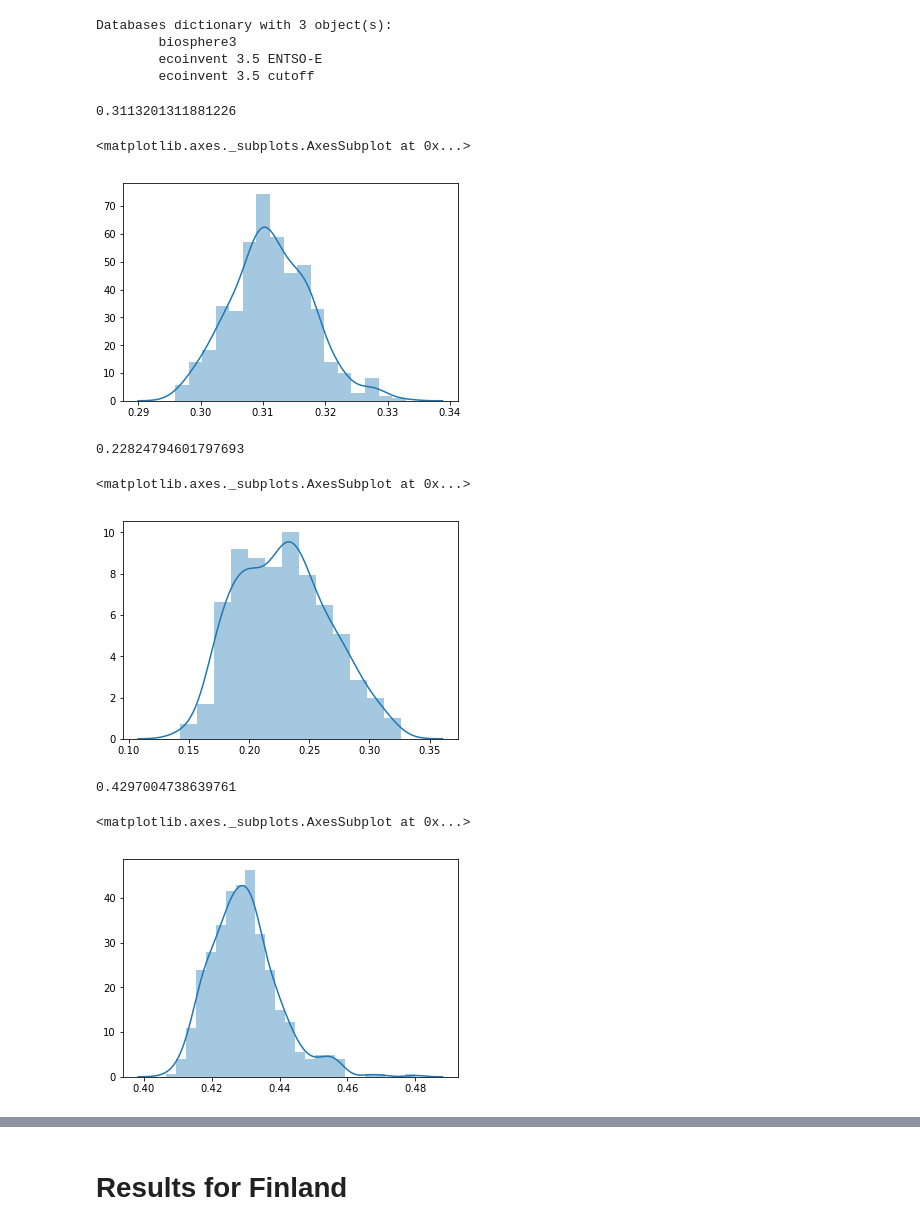
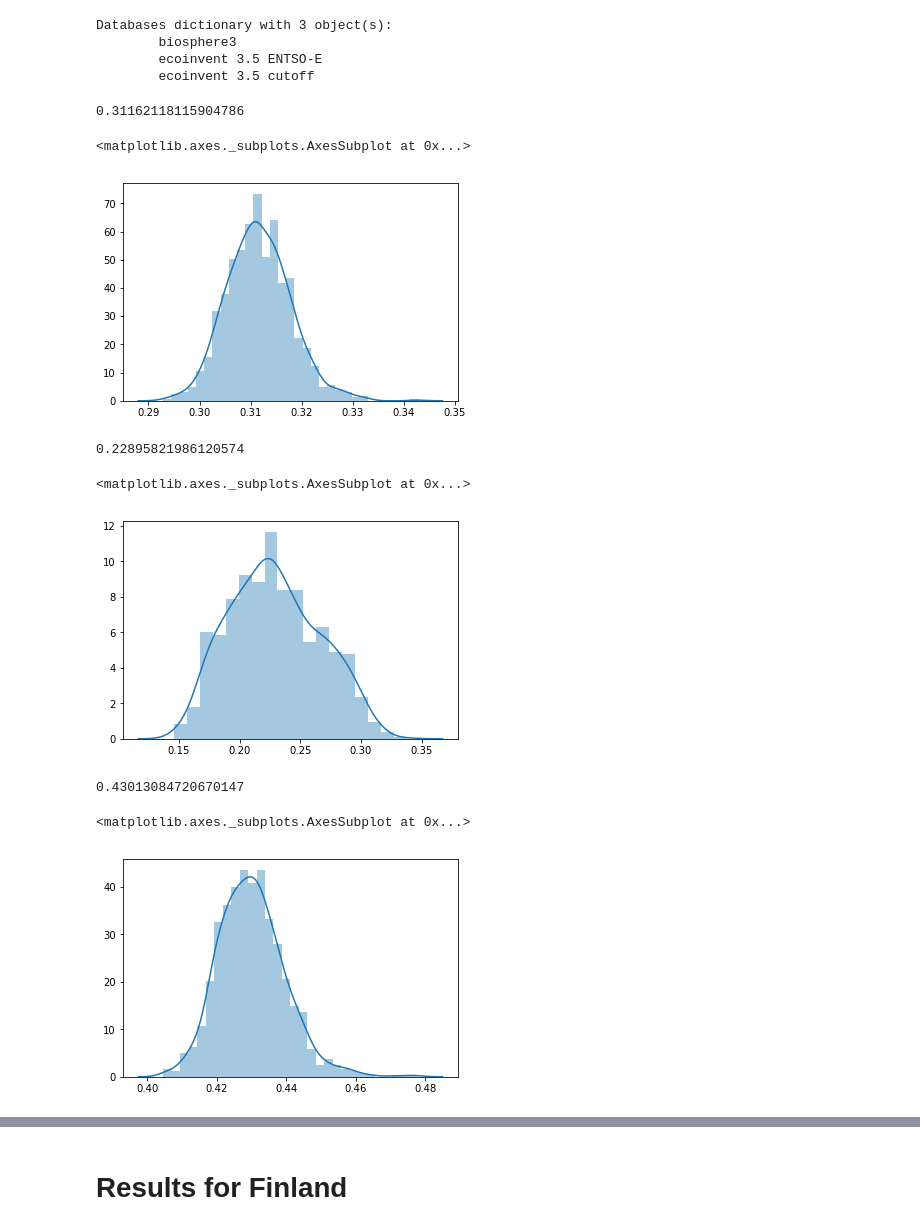
Before and after one commit to cmutel/SETAC-2019-presamples, a Jupyter notebook: ENTSO-case-study/4 - Graphing results.ipynb, the cells around one changed output, grey strips where cells are left out. Drawn from its saved outputs; the diff is of its cells as text; code cells hidden in the pictures.

```diff
--- a/ENTSO-case-study/4 - Graphing results.ipynb
+++ b/ENTSO-case-study/4 - Graphing results.ipynb
@@ -82,38 +82,38 @@ func_unit = next(ds for ds in bw.Database("ecoinvent 3.5 ENTSO-E")
                  and ds['location'] == 'ENTSO-E')
 # %%
 mc = bw.MonteCarloLCA({func_unit: 1}, IPCC)
-result = np.array([next(mc) for _ in range(500)])
-np.average(result)
+result1 = np.array([next(mc) for _ in range(1000)])
+np.average(result1)
 # %% [output]
-0.3113201311881226
+0.31162118115904786
 # %%
-sb.distplot(result)
+sb.distplot(result1)
 # %% [output]
 <matplotlib.axes._subplots.AxesSubplot at 0x...>
-[figure, old version]
+[figure, new version]
 # %%
 mc = bw.MonteCarloLCA({func_unit: 1}, IPCC, presamples=presamples.Campaign.get(name="ENTSO-E 2017"))
-result = np.array([next(mc) for _ in range(500)])
-np.average(result)
+result2 = np.array([next(mc) for _ in range(1000)])
+np.average(result2)
 # %% [output]
-0.22824794601797693
+0.22895821986120574
 # %%
-sb.distplot(result)
+sb.distplot(result2)
 # %% [output]
 <matplotlib.axes._subplots.AxesSubplot at 0x...>
-[figure, old version]
+[figure, new version]
 # %%
 func_unit = next(ds for ds in bw.Database("ecoinvent 3.5 cutoff")
                  if ds['name'] == "market group for electricity, high voltage"
                  and ds['location'] == 'ENTSO-E')
 # %%
 mc = bw.MonteCarloLCA({func_unit: 1}, IPCC)
-result = np.array([next(mc) for _ in range(500)])
-np.average(result)
+result3 = np.array([next(mc) for _ in range(1000)])
+np.average(result3)
 # %% [output]
-0.4297004738639761
+0.43013084720670147
 # %%
-sb.distplot(result)
+sb.distplot(result3)
 # %% [output]
 <matplotlib.axes._subplots.AxesSubplot at 0x...>
-[figure, old version]
+[figure, new version]
```
Also changed, not shown: parts of 9 cells of this notebook, 5 other files.
